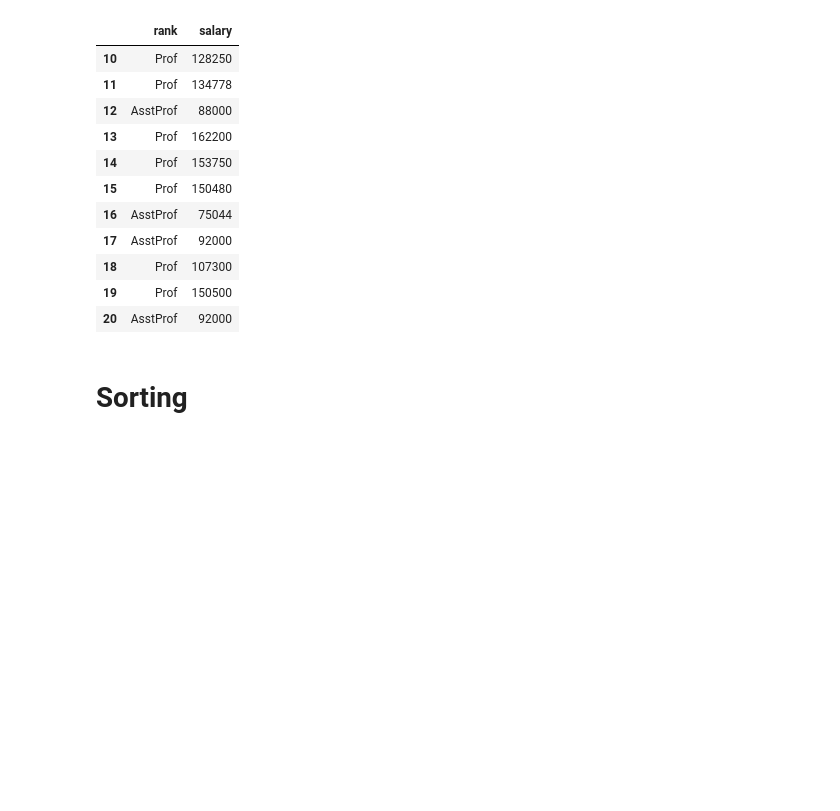
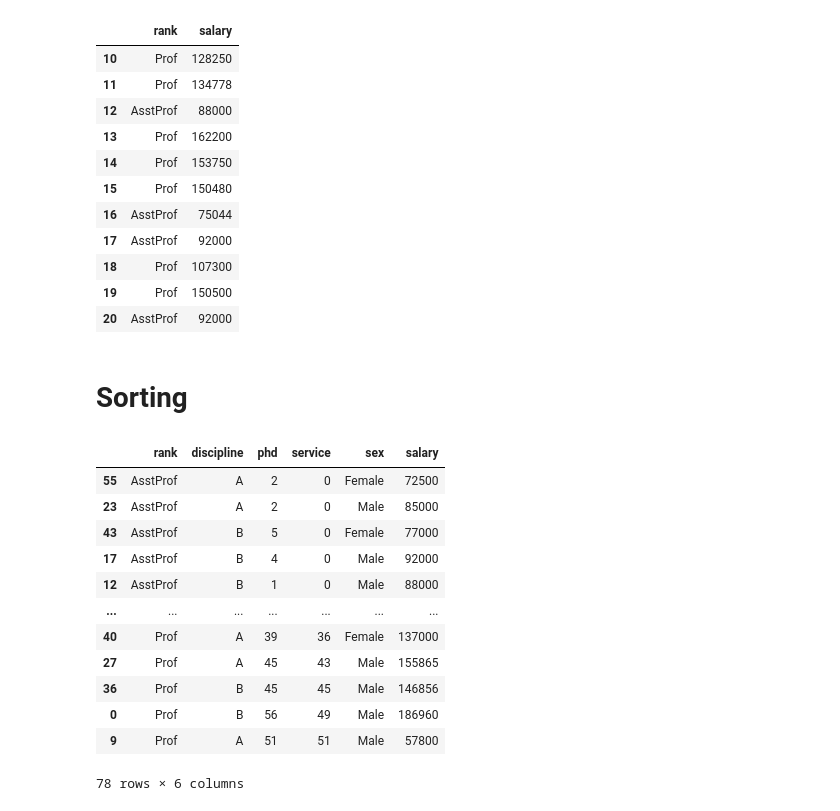
Before and after one commit to banshita209/Data-Science-and-Machine-Learning-with-Python, a Jupyter notebook: Class6.ipynb, the cells around one changed output. Saved outputs shown, nothing was run; the diff lists cells and outputs as text; code cells hidden in the pictures; blank space fills up the shorter version.

Commit message:
class 6 : lecture notes(pandas dataframes, data grouping ,filtering, silicing,sorting, aggregation function)

```diff
--- a/Class6.ipynb
+++ b/Class6.ipynb
@@ -465,3 +465,20 @@ df.loc[10:20,['rank','salary']]
 | 20 | AsstProf | 92000 |
 # %% [markdown]
 # Sorting
+# %%
+#sort the data by the value of service column
+df.sort_values(by='service')
+# %% [output]
+|  | rank | discipline | phd | service | sex | salary |
+| 55 | AsstProf | A | 2 | 0 | Female | 72500 |
+| 23 | AsstProf | A | 2 | 0 | Male | 85000 |
+| 43 | AsstProf | B | 5 | 0 | Female | 77000 |
+| 17 | AsstProf | B | 4 | 0 | Male | 92000 |
+| 12 | AsstProf | B | 1 | 0 | Male | 88000 |
+| ... | ... | ... | ... | ... | ... | ... |
+| 40 | Prof | A | 39 | 36 | Female | 137000 |
+| 27 | Prof | A | 45 | 43 | Male | 155865 |
+| 36 | Prof | B | 45 | 45 | Male | 146856 |
+| 0 | Prof | B | 56 | 49 | Male | 186960 |
+| 9 | Prof | A | 51 | 51 | Male | 57800 |
+78 rows × 6 columns
```
Also changed, not shown: parts of 9 cells of this notebook.
